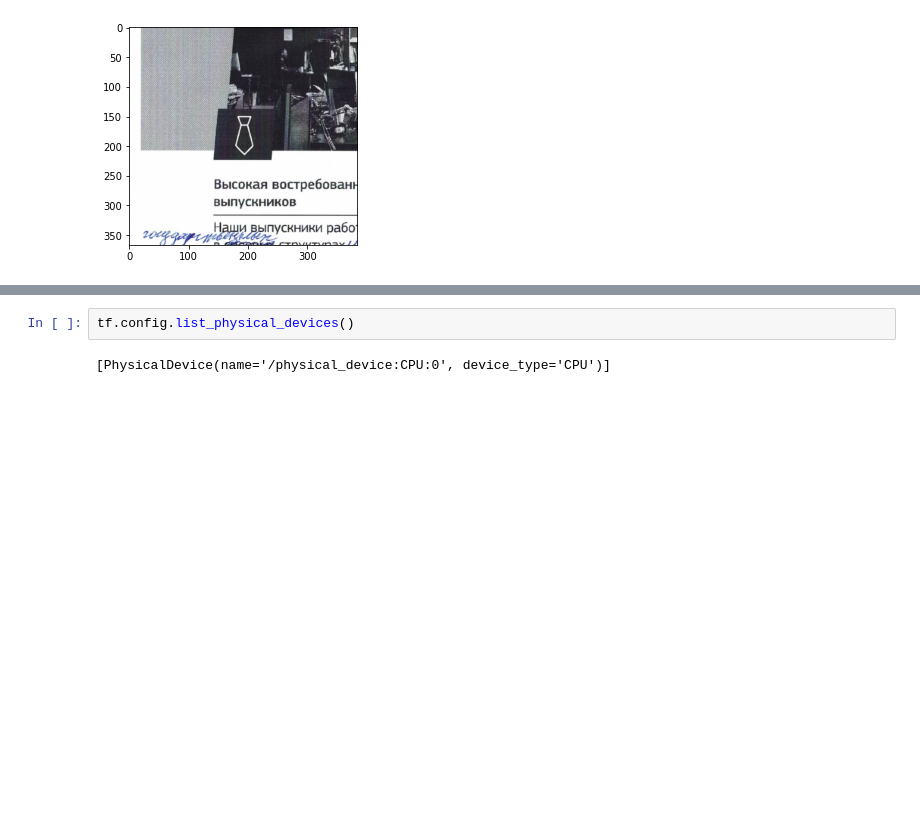
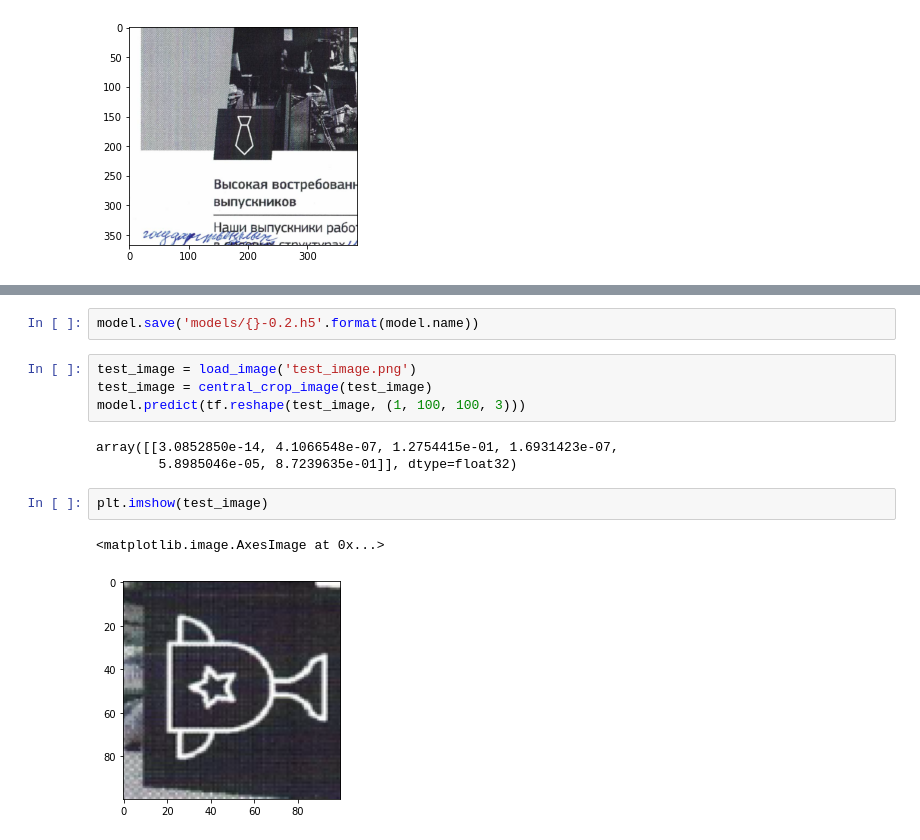
Before and after one commit to TheDim0n/ArtWayPictures, a Jupyter notebook: notebook.ipynb, the cells around one changed output, grey strips where cells are left out. Cells and saved outputs as stored; diff of their text form; blank space fills up the shorter version.

```diff
--- a/notebook.ipynb
+++ b/notebook.ipynb
@@ -250,4 +219,14 @@ KeyboardInterrupt:
-# %%
-tf.config.list_physical_devices()
-# %% [output]
-[PhysicalDevice(name='/physical_device:CPU:0', device_type='CPU')]
+# %%
+model.save('models/{}-0.2.h5'.format(model.name))
+# %%
+test_image = load_image('test_image.png')
+test_image = central_crop_image(test_image)
+model.predict(tf.reshape(test_image, (1, 100, 100, 3)))
+# %% [output]
+array([[3.0852850e-14, 4.1066548e-07, 1.2754415e-01, 1.6931423e-07,
+        5.8985046e-05, 8.7239635e-01]], dtype=float32)
+# %%
+plt.imshow(test_image)
+# %% [output]
+<matplotlib.image.AxesImage at 0x...>
+[figure, added]
```
Also changed, not shown: parts of 18 cells of this notebook, 3 other files.
